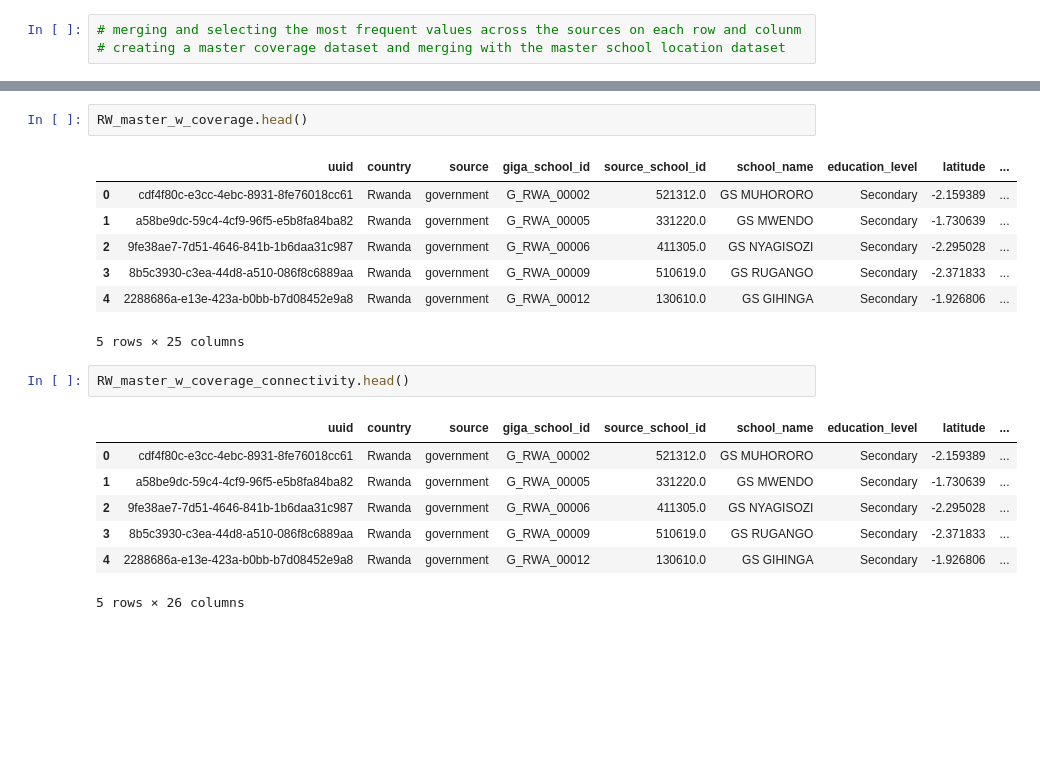
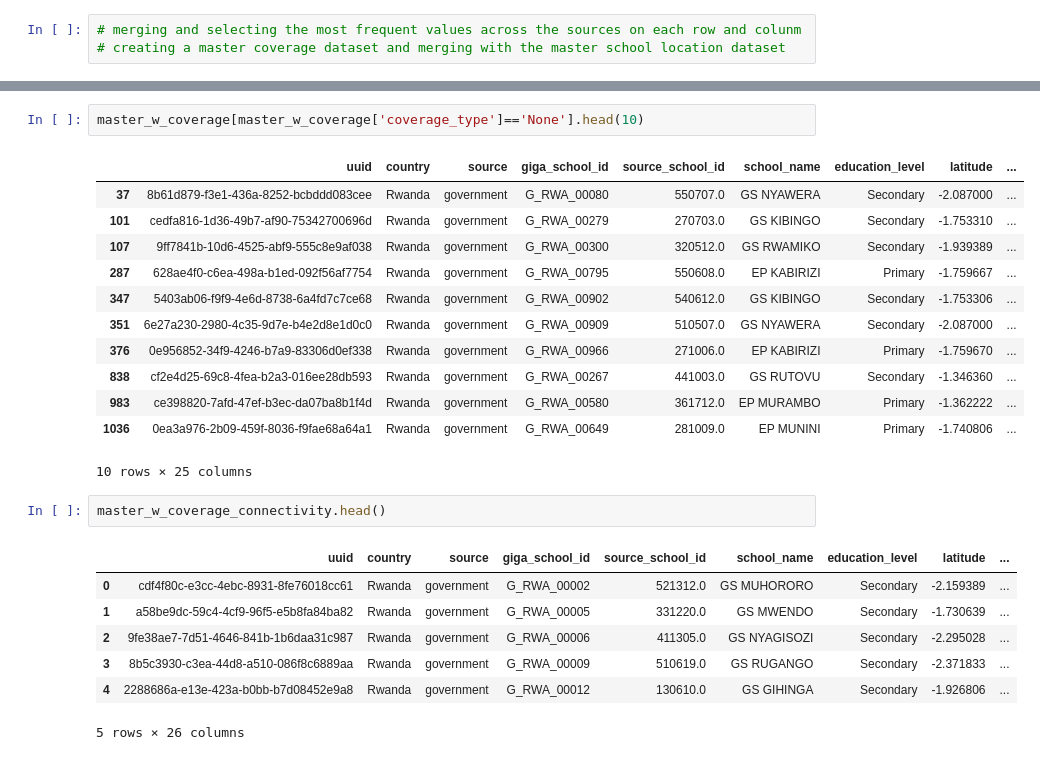
Before and after one commit to unicef/coverage_workflow, a Jupyter notebook: Notebooks/coverage_data_creation.ipynb, the cells around one changed output, grey strips where cells are left out. Drawn from its saved outputs; the diff is of its cells as text; blank space fills up the shorter version.

```diff
--- a/Notebooks/coverage_data_creation.ipynb
+++ b/Notebooks/coverage_data_creation.ipynb
@@ -235,5 +259,20 @@ RW_master_w_coverage_connectivity.to_csv('./data/RW_master_w_coverage_connectivi
+# %%
+master_w_coverage[master_w_coverage['coverage_type']=='None'].head(10)
+# %% [output]
+|  | uuid | country | source | giga_school_id | source_school_id | school_name | education_level | latitude | ... |
+| 37 | 8b61d879-f3e1-436a-8252-bcbddd083cee | Rwanda | government | G_RWA_00080 | 550707.0 | GS NYAWERA | Secondary | -2.087000 | ... |
+| 101 | cedfa816-1d36-49b7-af90-75342700696d | Rwanda | government | G_RWA_00279 | 270703.0 | GS KIBINGO | Secondary | -1.753310 | ... |
+| 107 | 9ff7841b-10d6-4525-abf9-555c8e9af038 | Rwanda | government | G_RWA_00300 | 320512.0 | GS RWAMIKO | Secondary | -1.939389 | ... |
+| 287 | 628ae4f0-c6ea-498a-b1ed-092f56af7754 | Rwanda | government | G_RWA_00795 | 550608.0 | EP KABIRIZI | Primary | -1.759667 | ... |
+| 347 | 5403ab06-f9f9-4e6d-8738-6a4fd7c7ce68 | Rwanda | government | G_RWA_00902 | 540612.0 | GS KIBINGO | Secondary | -1.753306 | ... |
+| 351 | 6e27a230-2980-4c35-9d7e-b4e2d8e1d0c0 | Rwanda | government | G_RWA_00909 | 510507.0 | GS NYAWERA | Secondary | -2.087000 | ... |
+| 376 | 0e956852-34f9-4246-b7a9-83306d0ef338 | Rwanda | government | G_RWA_00966 | 271006.0 | EP KABIRIZI | Primary | -1.759670 | ... |
+| 838 | cf2e4d25-69c8-4fea-b2a3-016ee28db593 | Rwanda | government | G_RWA_00267 | 441003.0 | GS RUTOVU | Secondary | -1.346360 | ... |
+| 983 | ce398820-7afd-47ef-b3ec-da07ba8b1f4d | Rwanda | government | G_RWA_00580 | 361712.0 | EP MURAMBO | Primary | -1.362222 | ... |
+| 1036 | 0ea3a976-2b09-459f-8036-f9fae68a64a1 | Rwanda | government | G_RWA_00649 | 281009.0 | EP MUNINI | Primary | -1.740806 | ... |
+10 rows × 25 columns
 # %%
-RW_master_w_coverage.head()
+master_w_coverage_connectivity.head()
 # %% [output]
 |  | uuid | country | source | giga_school_id | source_school_id | school_name | education_level | latitude | ... |
 | 0 | cdf4f80c-e3cc-4ebc-8931-8fe76018cc61 | Rwanda | government | G_RWA_00002 | 521312.0 | GS MUHORORO | Secondary | -2.159389 | ... |
@@ -241,14 +280,4 @@ RW_master_w_coverage.head()
 | 2 | 9fe38ae7-7d51-4646-841b-1b6daa31c987 | Rwanda | government | G_RWA_00006 | 411305.0 | GS NYAGISOZI | Secondary | -2.295028 | ... |
 | 3 | 8b5c3930-c3ea-44d8-a510-086f8c6889aa | Rwanda | government | G_RWA_00009 | 510619.0 | GS RUGANGO | Secondary | -2.371833 | ... |
 | 4 | 2288686a-e13e-423a-b0bb-b7d08452e9a8 | Rwanda | government | G_RWA_00012 | 130610.0 | GS GIHINGA | Secondary | -1.926806 | ... |
-5 rows × 25 columns
+5 rows × 26 columns
-# %%
-RW_master_w_coverage_connectivity.head()
-# %% [output]
-|  | uuid | country | source | giga_school_id | source_school_id | school_name | education_level | latitude | ... |
-| 0 | cdf4f80c-e3cc-4ebc-8931-8fe76018cc61 | Rwanda | government | G_RWA_00002 | 521312.0 | GS MUHORORO | Secondary | -2.159389 | ... |
-| 1 | a58be9dc-59c4-4cf9-96f5-e5b8fa84ba82 | Rwanda | government | G_RWA_00005 | 331220.0 | GS MWENDO | Secondary | -1.730639 | ... |
-| 2 | 9fe38ae7-7d51-4646-841b-1b6daa31c987 | Rwanda | government | G_RWA_00006 | 411305.0 | GS NYAGISOZI | Secondary | -2.295028 | ... |
-| 3 | 8b5c3930-c3ea-44d8-a510-086f8c6889aa | Rwanda | government | G_RWA_00009 | 510619.0 | GS RUGANGO | Secondary | -2.371833 | ... |
-| 4 | 2288686a-e13e-423a-b0bb-b7d08452e9a8 | Rwanda | government | G_RWA_00012 | 130610.0 | GS GIHINGA | Secondary | -1.926806 | ... |
-5 rows × 26 columns
```
Also changed, not shown: parts of 18 cells of this notebook, 2 other files.
